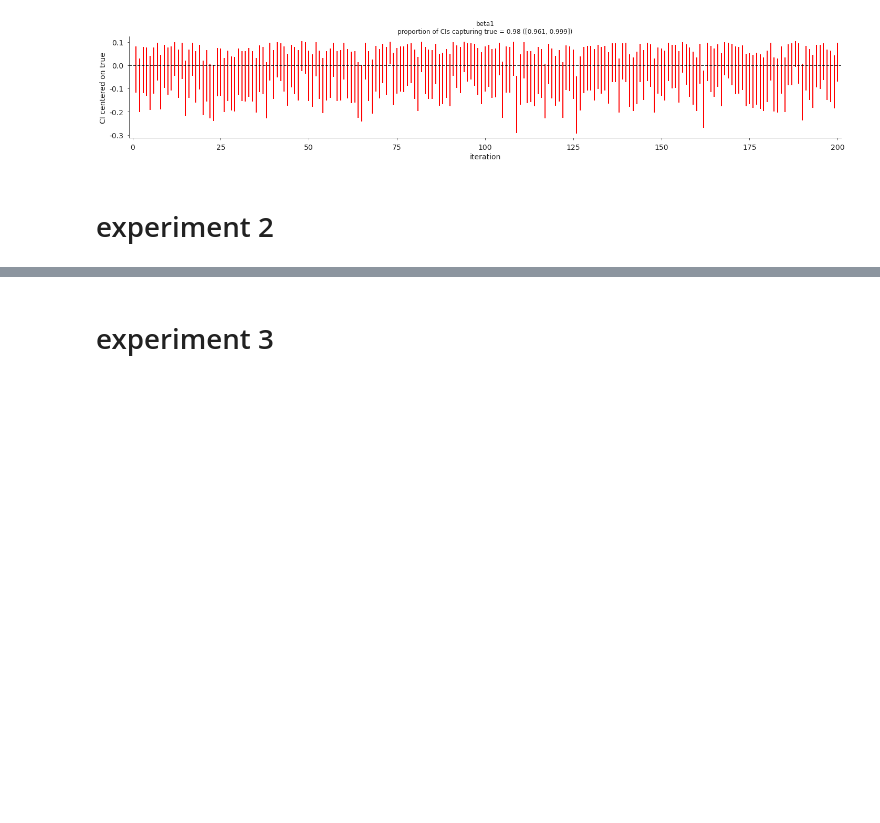
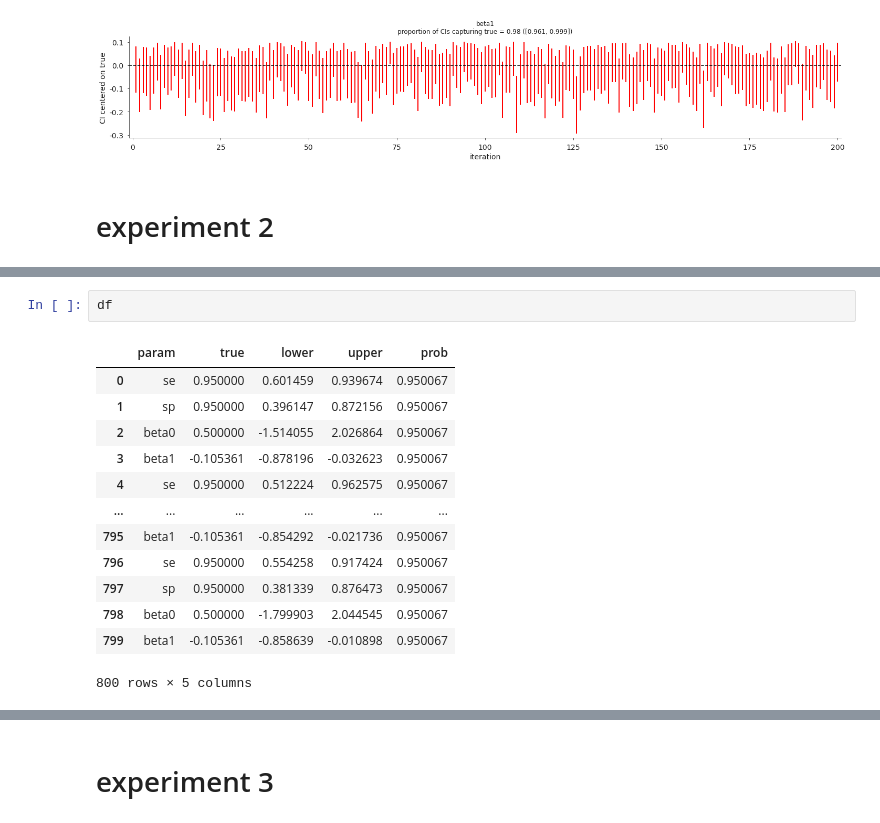
Before and after one commit to erikj540/Bayesian-Vaccine-Efficacy, a Jupyter notebook: notebooks/april12_week.ipynb, the cells around one changed output, grey strips where cells are left out. Drawn from its saved outputs; the diff is of its cells as text; blank space fills up the shorter version.

```diff
--- a/notebooks/april12_week.ipynb
+++ b/notebooks/april12_week.ipynb
@@ -54,0 +62,16 @@ for param in params:
+# %%
+df
+# %% [output]
+|  | param | true | lower | upper | prob |
+| 0 | se | 0.950000 | 0.601459 | 0.939674 | 0.950067 |
+| 1 | sp | 0.950000 | 0.396147 | 0.872156 | 0.950067 |
+| 2 | beta0 | 0.500000 | -1.514055 | 2.026864 | 0.950067 |
+| 3 | beta1 | -0.105361 | -0.878196 | -0.032623 | 0.950067 |
+| 4 | se | 0.950000 | 0.512224 | 0.962575 | 0.950067 |
+| ... | ... | ... | ... | ... | ... |
+| 795 | beta1 | -0.105361 | -0.854292 | -0.021736 | 0.950067 |
+| 796 | se | 0.950000 | 0.554258 | 0.917424 | 0.950067 |
+| 797 | sp | 0.950000 | 0.381339 | 0.876473 | 0.950067 |
+| 798 | beta0 | 0.500000 | -1.799903 | 2.044545 | 0.950067 |
+| 799 | beta1 | -0.105361 | -0.858639 | -0.010898 | 0.950067 |
+800 rows × 5 columns
```
Also changed, not shown: parts of 5 cells of this notebook, 5 other files.
